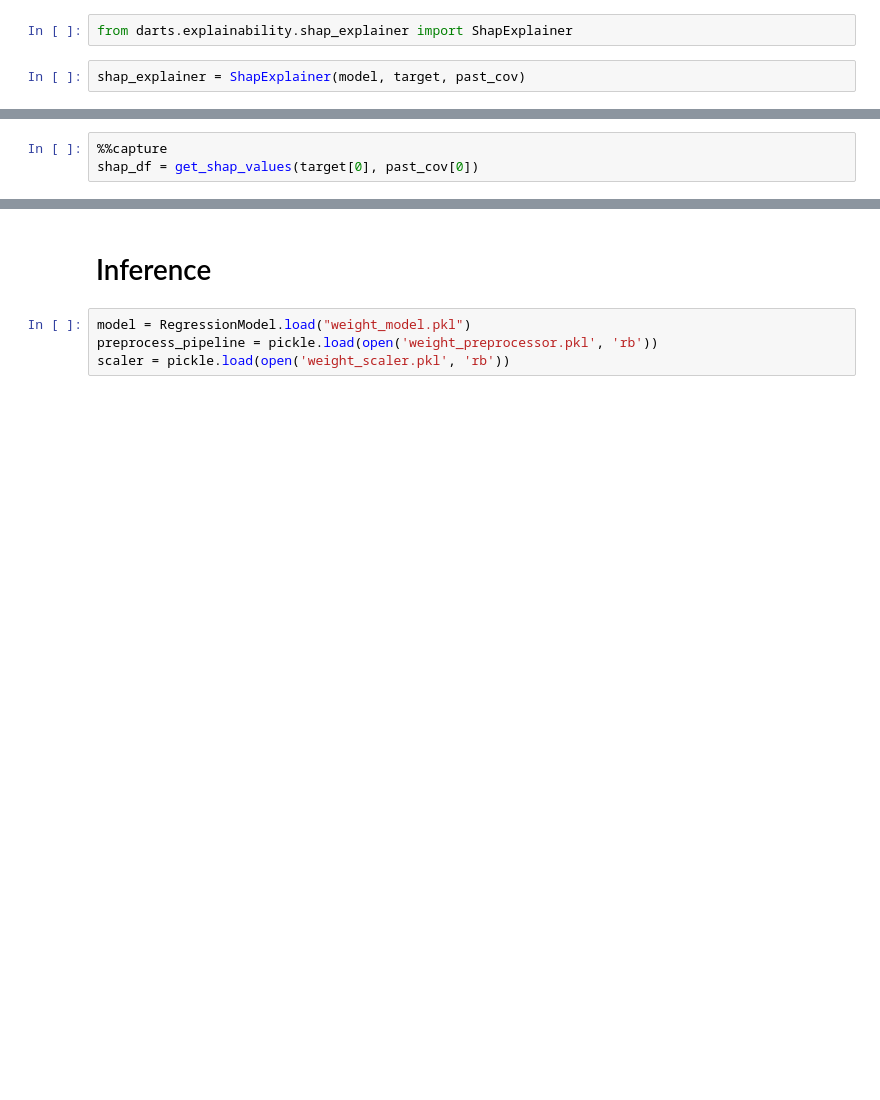
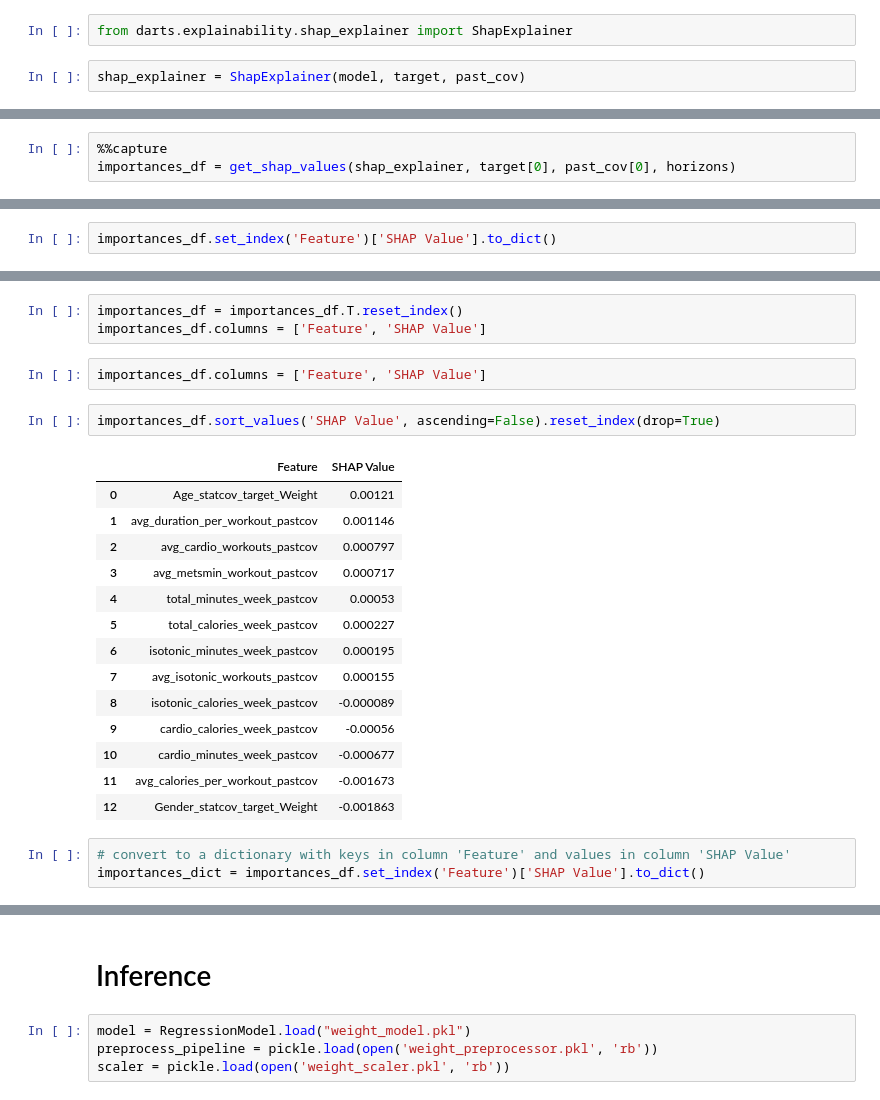
Before and after one commit to ariskoutris/biodash, a Jupyter notebook: forecasting-model/model_training.ipynb, the cells around one changed output, grey strips where cells are left out. Cells and saved outputs as stored; diff of their text form; blank space fills up the shorter version.

```diff
--- a/forecasting-model/model_training.ipynb
+++ b/forecasting-model/model_training.ipynb
@@ -290,3 +334,3 @@ def get_shap_values(target, past_cov):
 # %%
 %%capture
-shap_df = get_shap_values(target[0], past_cov[0])
+importances_df = get_shap_values(shap_explainer, target[0], past_cov[0], horizons)
@@ -312,0 +361,2 @@ shap_df
+# %%
+importances_df.set_index('Feature')['SHAP Value'].to_dict()
@@ -312,0 +381,25 @@ shap_df
+# %%
+importances_df = importances_df.T.reset_index()
+importances_df.columns = ['Feature', 'SHAP Value']
+# %%
+importances_df.columns = ['Feature', 'SHAP Value']
+# %%
+importances_df.sort_values('SHAP Value', ascending=False).reset_index(drop=True)
+# %% [output]
+|  | Feature | SHAP Value |
+| 0 | Age_statcov_target_Weight | 0.00121 |
+| 1 | avg_duration_per_workout_pastcov | 0.001146 |
+| 2 | avg_cardio_workouts_pastcov | 0.000797 |
+| 3 | avg_metsmin_workout_pastcov | 0.000717 |
+| 4 | total_minutes_week_pastcov | 0.00053 |
+| 5 | total_calories_week_pastcov | 0.000227 |
+| 6 | isotonic_minutes_week_pastcov | 0.000195 |
+| 7 | avg_isotonic_workouts_pastcov | 0.000155 |
+| 8 | isotonic_calories_week_pastcov | -0.000089 |
+| 9 | cardio_calories_week_pastcov | -0.00056 |
+| 10 | cardio_minutes_week_pastcov | -0.000677 |
+| 11 | avg_calories_per_workout_pastcov | -0.001673 |
+| 12 | Gender_statcov_target_Weight | -0.001863 |
+# %%
+# convert to a dictionary with keys in column 'Feature' and values in column 'SHAP Value'
+importances_dict = importances_df.set_index('Feature')['SHAP Value'].to_dict()
```
Also changed, not shown: parts of 29 cells of this notebook, 11 other files.
